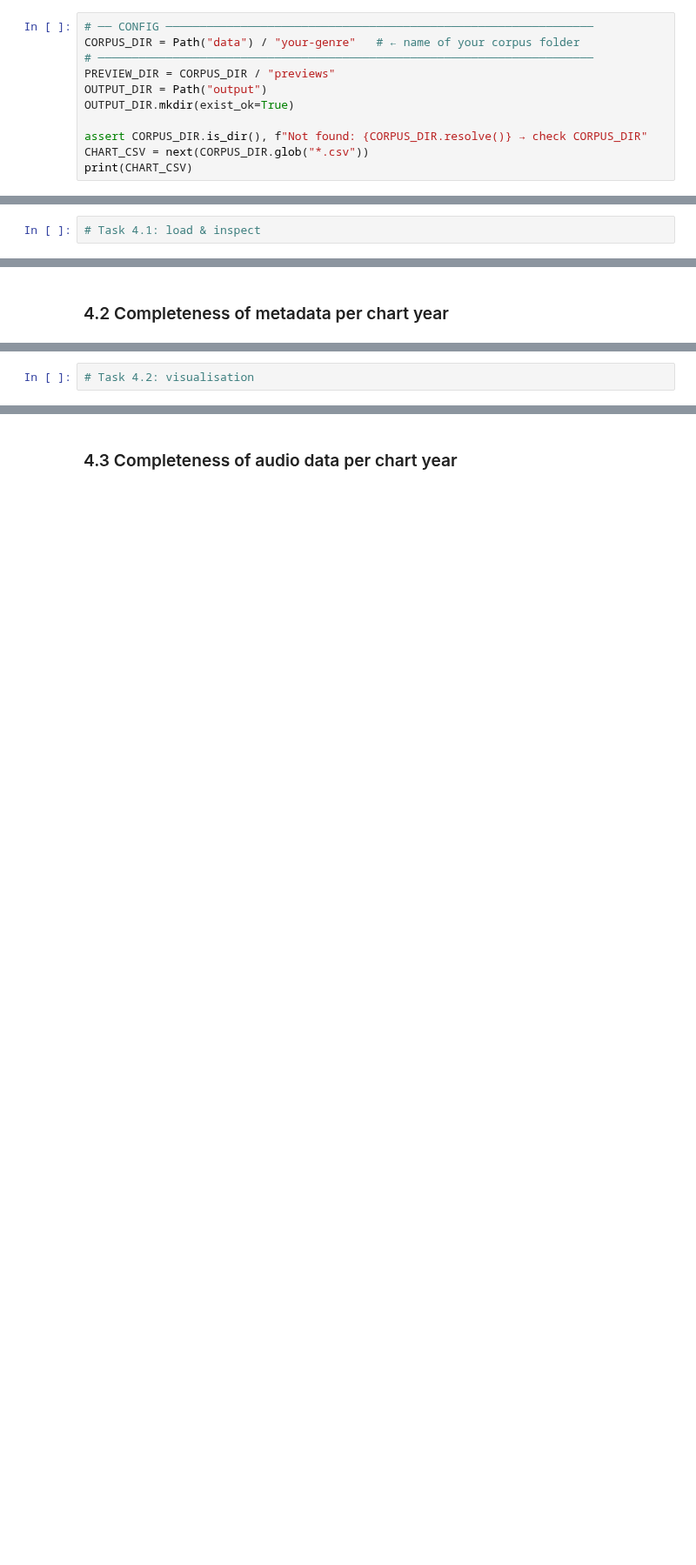
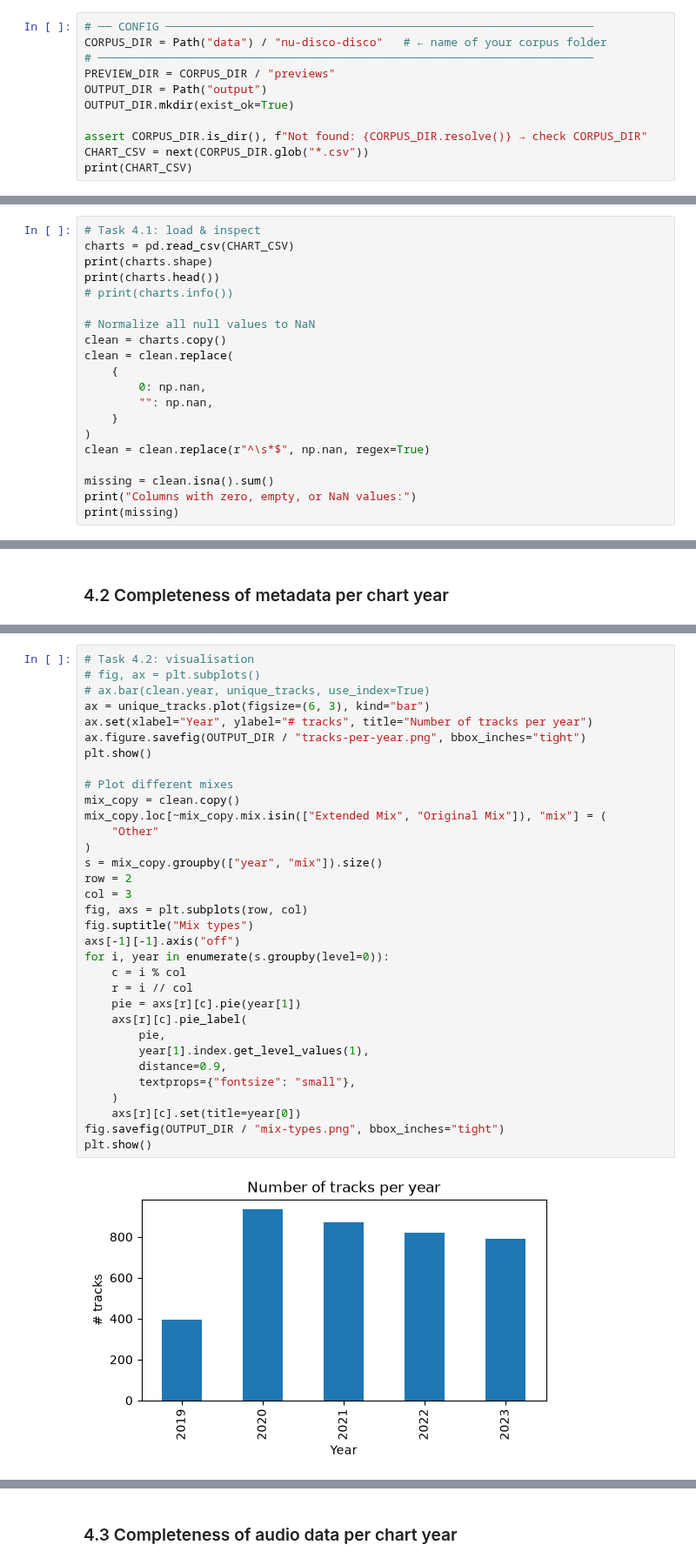
Before and after one commit to EwanMe/mirmla, a Jupyter notebook: T02_corpus_completeness.ipynb, the cells around one changed output, grey strips where cells are left out. Shown at 87% size. Drawn from its saved outputs; the diff is of its cells as text; blank space fills up the shorter version.

```diff
--- a/T02_corpus_completeness.ipynb
+++ b/T02_corpus_completeness.ipynb
@@ -51,6 +55,6 @@ print("pandas", pd.__version__)
 # %%
 # ── CONFIG ───────────────────────────────────────────────────────────────
-CORPUS_DIR = Path("data") / "your-genre"   # ← name of your corpus folder
+CORPUS_DIR = Path("data") / "nu-disco-disco"   # ← name of your corpus folder
 # ─────────────────────────────────────────────────────────────────────────
 PREVIEW_DIR = CORPUS_DIR / "previews"
 OUTPUT_DIR = Path("output")
@@ -81,3 +112,21 @@ Please make sure that you choose an unclaimed genre, there should be one for eac
 ### 4.1 Load & inspect the chart table
 # %%
 # Task 4.1: load & inspect
+charts = pd.read_csv(CHART_CSV)
+print(charts.shape)
+print(charts.head())
+# print(charts.info())
+
+# Normalize all null values to NaN
+clean = charts.copy()
+clean = clean.replace(
+    {
+        0: np.nan,
+        "": np.nan,
+    }
+)
+clean = clean.replace(r"^\s*$", np.nan, regex=True)
+
+missing = clean.isna().sum()
+print("Columns with zero, empty, or NaN values:")
+print(missing)
@@ -88,2 +215,35 @@ Please make sure that you choose an unclaimed genre, there should be one for eac
 # %%
 # Task 4.2: visualisation
+# fig, ax = plt.subplots()
+# ax.bar(clean.year, unique_tracks, use_index=True)
+ax = unique_tracks.plot(figsize=(6, 3), kind="bar")
+ax.set(xlabel="Year", ylabel="# tracks", title="Number of tracks per year")
+ax.figure.savefig(OUTPUT_DIR / "tracks-per-year.png", bbox_inches="tight")
+plt.show()
+
+# Plot different mixes
+mix_copy = clean.copy()
+mix_copy.loc[~mix_copy.mix.isin(["Extended Mix", "Original Mix"]), "mix"] = (
+    "Other"
+)
+s = mix_copy.groupby(["year", "mix"]).size()
+row = 2
+col = 3
+fig, axs = plt.subplots(row, col)
+fig.suptitle("Mix types")
+axs[-1][-1].axis("off")
+for i, year in enumerate(s.groupby(level=0)):
+    c = i % col
+    r = i // col
+    pie = axs[r][c].pie(year[1])
+    axs[r][c].pie_label(
+        pie,
+        year[1].index.get_level_values(1),
+        distance=0.9,
+        textprops={"fontsize": "small"},
+    )
+    axs[r][c].set(title=year[0])
+fig.savefig(OUTPUT_DIR / "mix-types.png", bbox_inches="tight")
+plt.show()
+# %% [output]
+[figure, added]
```
Also changed, not shown: parts of 11 cells of this notebook.
